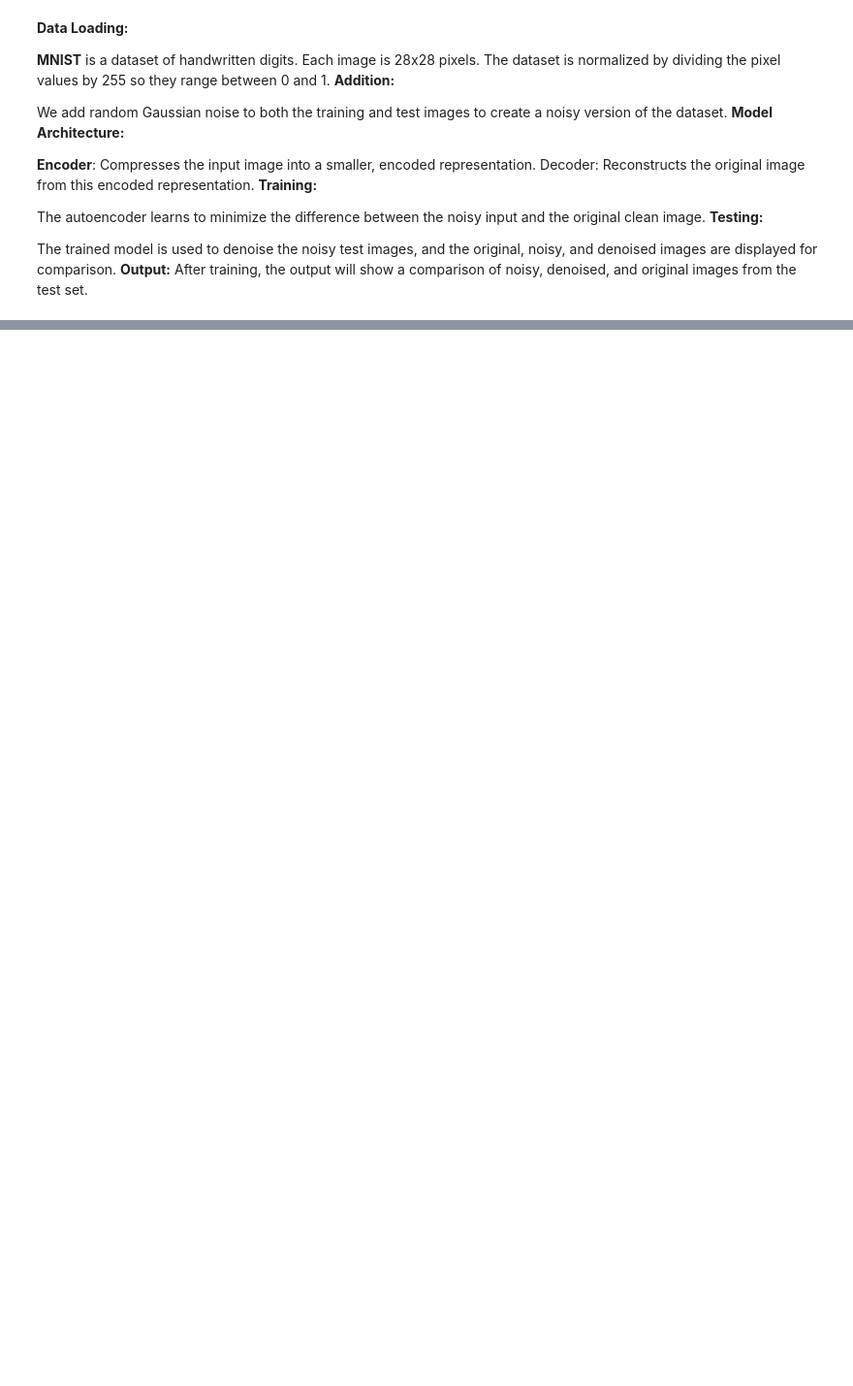
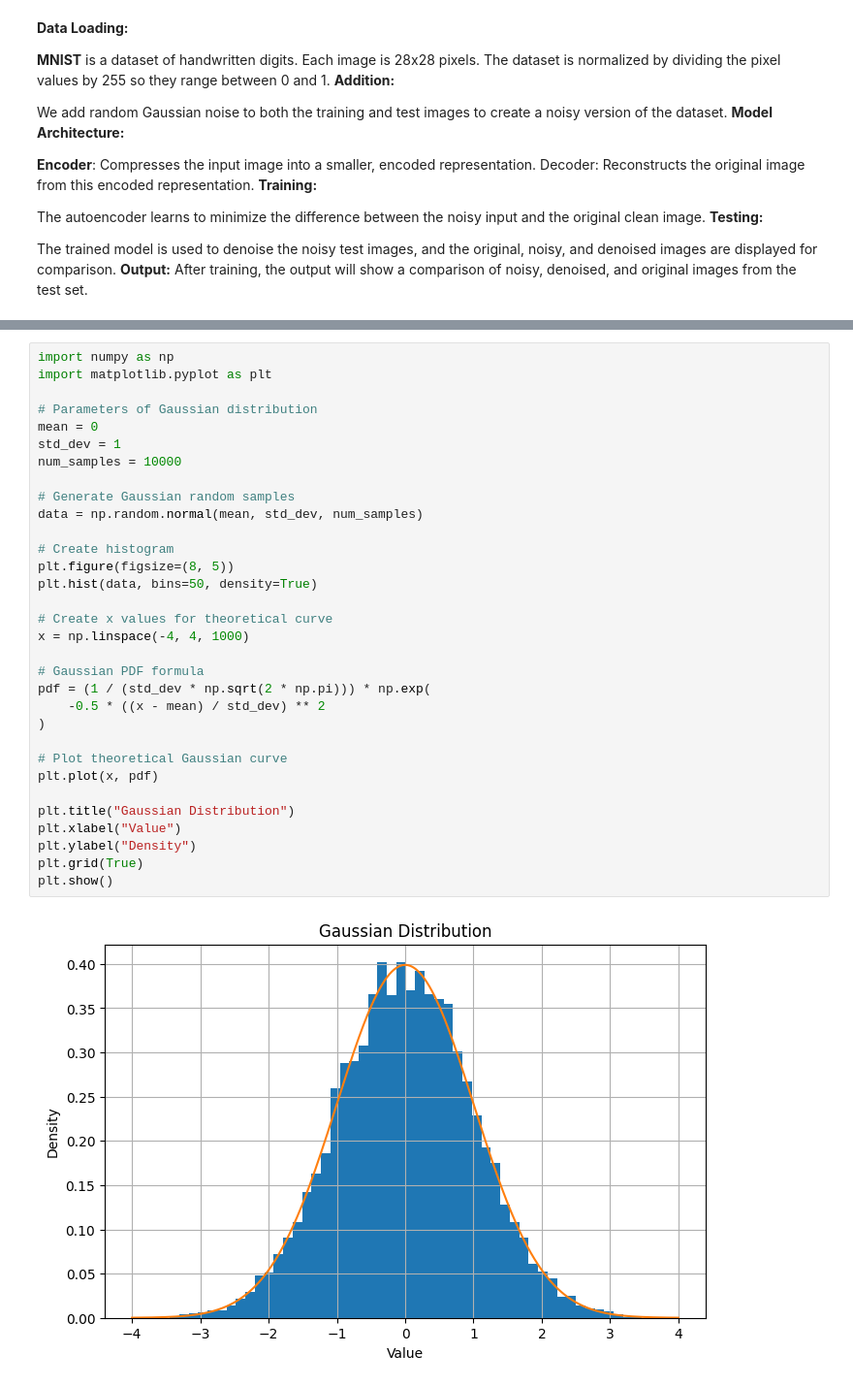
Before and after one commit to jamesmuiru/Denoising-images-using-autoencoder, a Jupyter notebook: Denoising_images_using_autoencoder.ipynb, the cells around one changed output, grey strips where cells are left out. Shown at 97% size. Saved outputs shown, nothing was run; the diff lists cells and outputs as text; blank space fills up the shorter version.

```diff
--- a/Denoising_images_using_autoencoder.ipynb
+++ b/Denoising_images_using_autoencoder.ipynb
@@ -106,0 +123,34 @@ Epoch 10/10
+# %%
+import numpy as np
+import matplotlib.pyplot as plt
+
+# Parameters of Gaussian distribution
+mean = 0
+std_dev = 1
+num_samples = 10000
+
+# Generate Gaussian random samples
+data = np.random.normal(mean, std_dev, num_samples)
+
+# Create histogram
+plt.figure(figsize=(8, 5))
+plt.hist(data, bins=50, density=True)
+
+# Create x values for theoretical curve
+x = np.linspace(-4, 4, 1000)
+
+# Gaussian PDF formula
+pdf = (1 / (std_dev * np.sqrt(2 * np.pi))) * np.exp(
+    -0.5 * ((x - mean) / std_dev) ** 2
+)
+
+# Plot theoretical Gaussian curve
+plt.plot(x, pdf)
+
+plt.title("Gaussian Distribution")
+plt.xlabel("Value")
+plt.ylabel("Density")
+plt.grid(True)
+plt.show()
+# %% [output]
+[figure, added]
```
Also changed, not shown: parts of 4 cells of this notebook.
